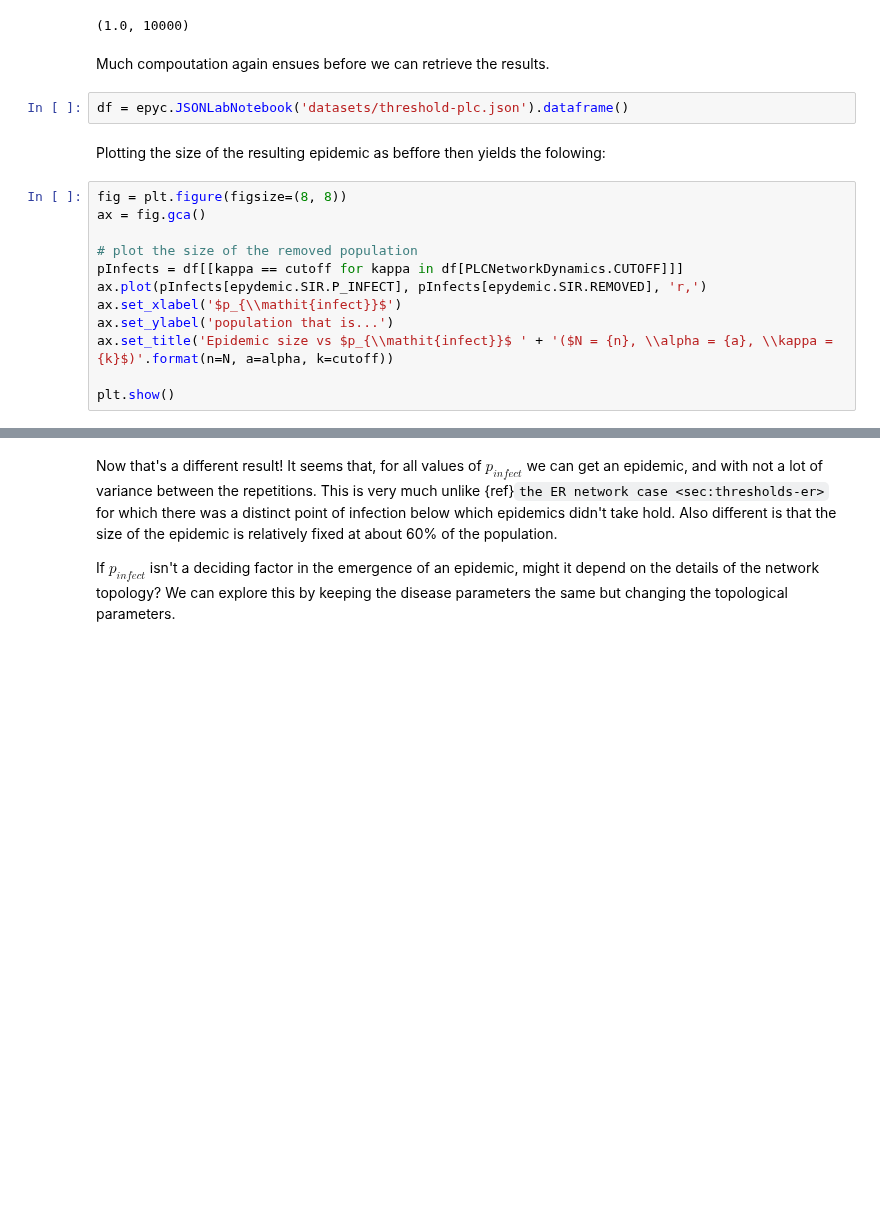
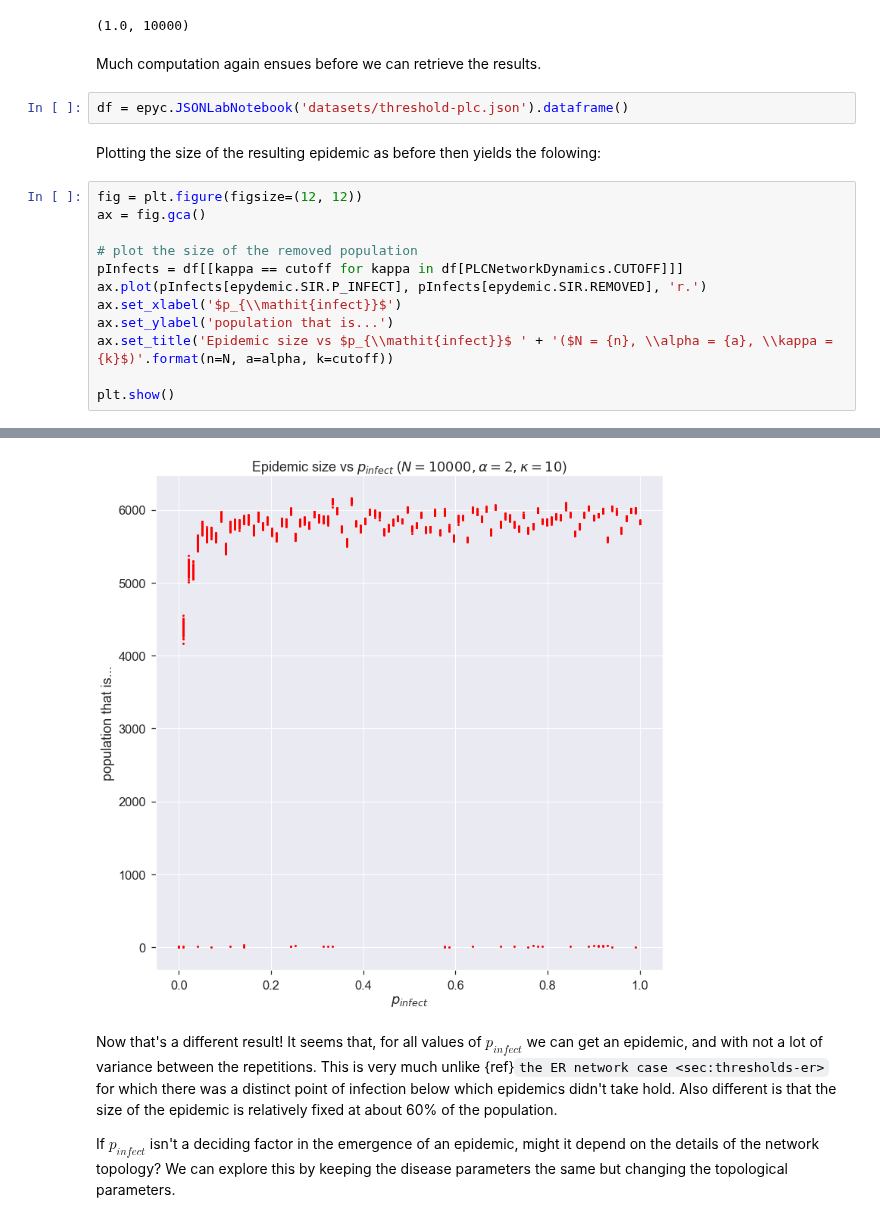
Before and after one commit to simoninireland/introduction-to-epidemics, a Jupyter notebook: src/hcn.ipynb, the cells around one changed output, grey strips where cells are left out. Cells and saved outputs as stored; diff of their text form; blank space fills up the shorter version.

```diff
--- a/src/hcn.ipynb
+++ b/src/hcn.ipynb
@@ -254,18 +255,18 @@ lab.readyFraction(), len(lab.dataframe().index)
 # %% [output]
 (1.0, 10000)
 # %% [markdown]
-Much compoutation again ensues before we can retrieve the results.
+Much computation again ensues before we can retrieve the results.
 # %%
 df = epyc.JSONLabNotebook('datasets/threshold-plc.json').dataframe()
 # %% [markdown]
-Plotting the size of the resulting epidemic as beffore then yields the folowing:
+Plotting the size of the resulting epidemic as before then yields the folowing:
 # %%
-fig = plt.figure(figsize=(8, 8))
+fig = plt.figure(figsize=(12, 12))
 ax = fig.gca()
 
 # plot the size of the removed population
 pInfects = df[[kappa == cutoff for kappa in df[PLCNetworkDynamics.CUTOFF]]]
-ax.plot(pInfects[epydemic.SIR.P_INFECT], pInfects[epydemic.SIR.REMOVED], 'r,')
+ax.plot(pInfects[epydemic.SIR.P_INFECT], pInfects[epydemic.SIR.REMOVED], 'r.')
 ax.set_xlabel('$p_{\\mathit{infect}}$')
 ax.set_ylabel('population that is...')
 ax.set_title('Epidemic size vs $p_{\\mathit{infect}}$ ' + '($N = {n}, \\alpha = {a}, \\kappa = {k}$)'.format(n=N, a=alpha, k=cutoff))
@@ -276,3 +276,4 @@ plt.show()
+[figure, added]
 # %% [markdown]
 Now that's a different result! It seems that, for all values of $p_{\mathit{infect}}$ we can get an epidemic, and with not a lot of variance between the repetitions. This is very much unlike {ref}`the ER network case <sec:thresholds-er>` for which there was a distinct point of infection below which epidemics didn't take hold. Also different is that the size of the epidemic is relatively fixed at about 60% of the population.
 
```
Also changed, not shown: parts of 4 cells of this notebook, 12 other files.
